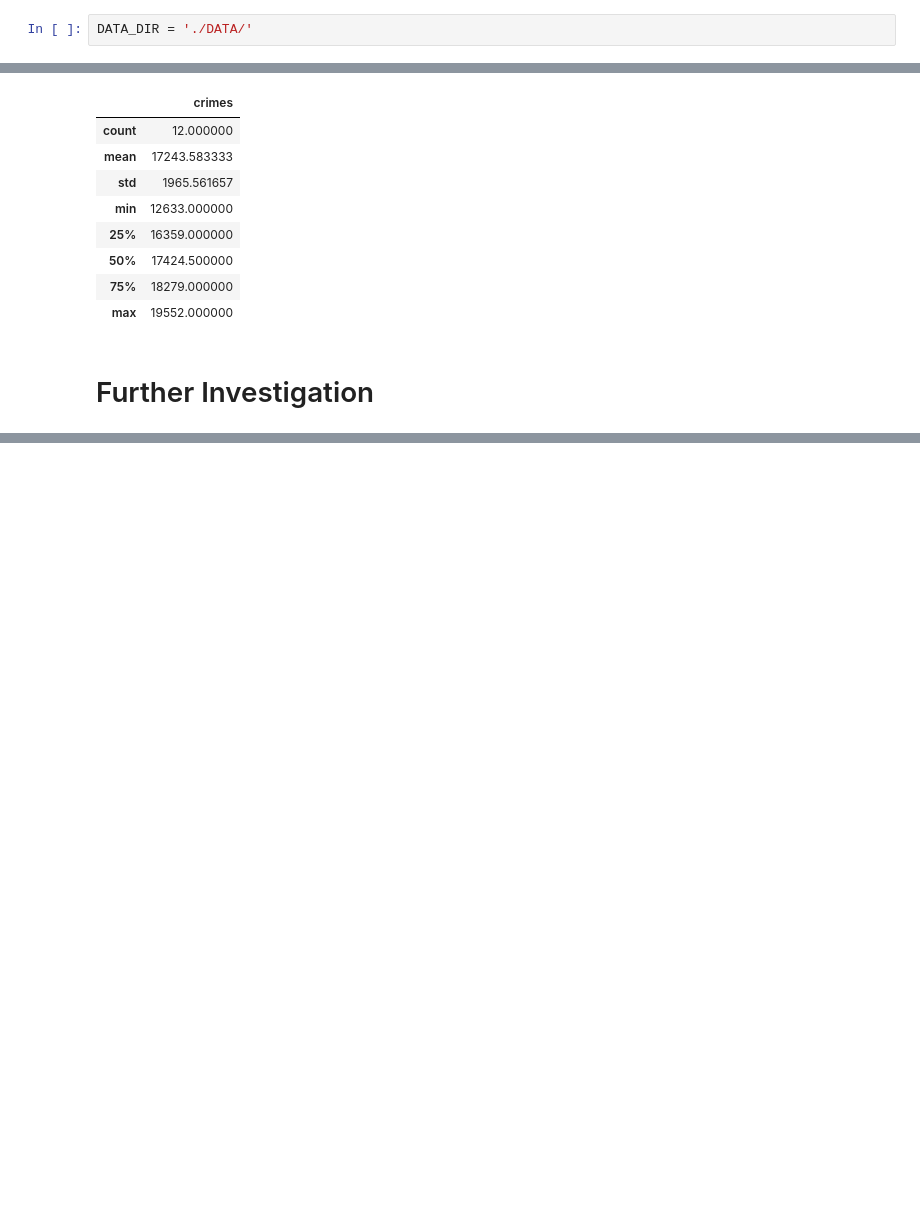
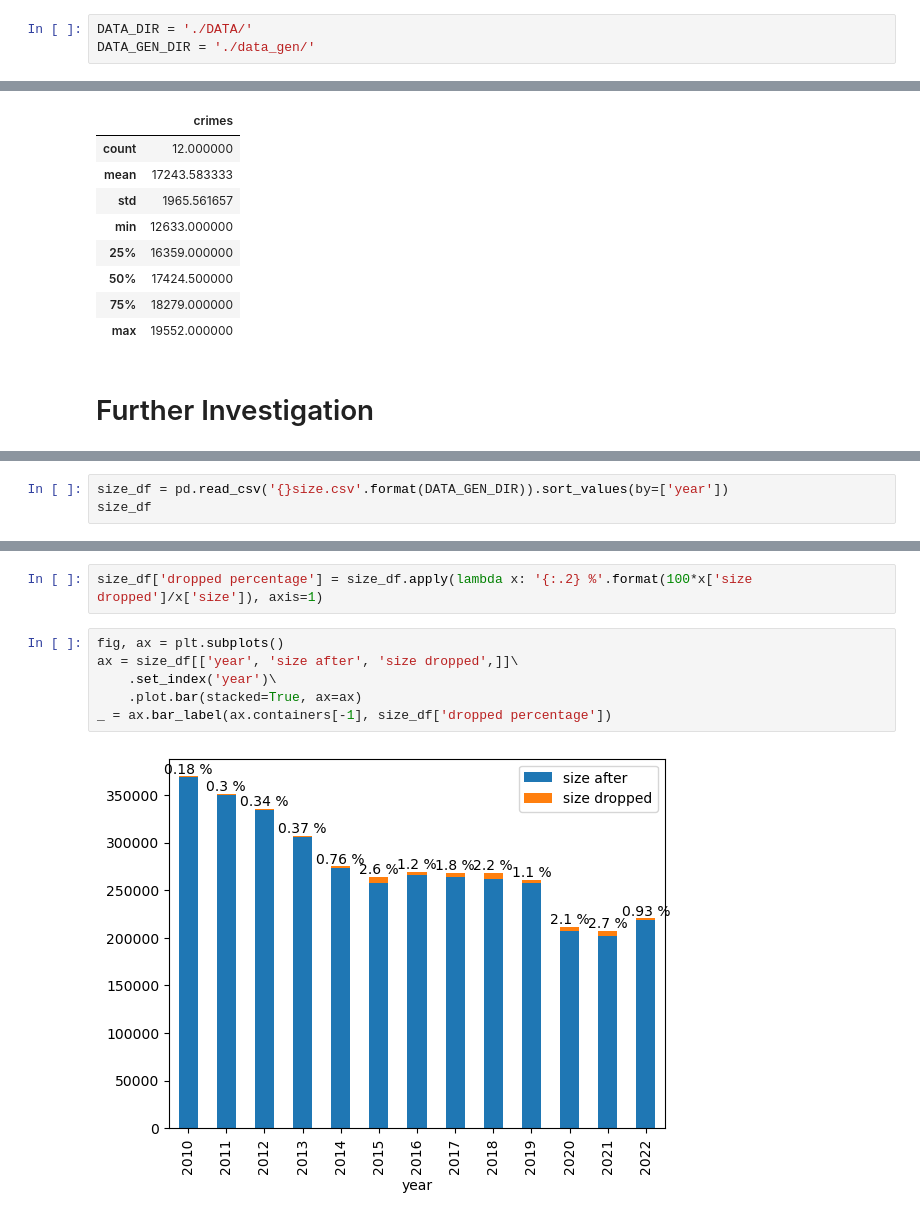
Before and after one commit to COMP5152TEAMWORK/Chicago-Crimes-Analysis, a Jupyter notebook: Chicago Crime Analysis.ipynb, the cells around one changed output, grey strips where cells are left out. Cells and saved outputs as stored; diff of their text form; blank space fills up the shorter version.

Commit message:
study missing data over years

```diff
--- a/Chicago Crime Analysis.ipynb
+++ b/Chicago Crime Analysis.ipynb
@@ -13,6 +13,7 @@ import geopandas as gpd
 ## Overview
 # %%
 DATA_DIR = './DATA/'
+DATA_GEN_DIR = './data_gen/'
 # %%
 df20 = pd.read_csv('{}2020.csv'.format(DATA_DIR))
 df20.head()
@@ -311,0 +315,3 @@ crimes_month.describe()
+# %%
+size_df = pd.read_csv('{}size.csv'.format(DATA_GEN_DIR)).sort_values(by=['year'])
+size_df
@@ -311,0 +333,10 @@ crimes_month.describe()
+# %%
+size_df['dropped percentage'] = size_df.apply(lambda x: '{:.2} %'.format(100*x['size dropped']/x['size']), axis=1)
+# %%
+fig, ax = plt.subplots()
+ax = size_df[['year', 'size after', 'size dropped',]]\
+    .set_index('year')\
+    .plot.bar(stacked=True, ax=ax)
+_ = ax.bar_label(ax.containers[-1], size_df['dropped percentage'])
+# %% [output]
+[figure, added]
```
Also changed, not shown: parts of 3 cells of this notebook.
